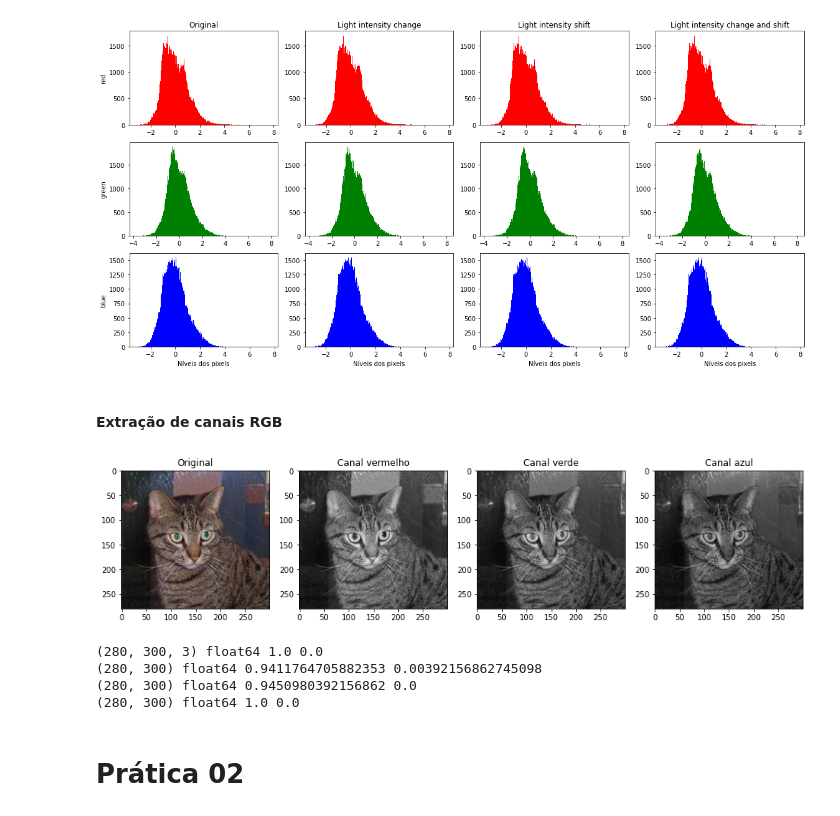
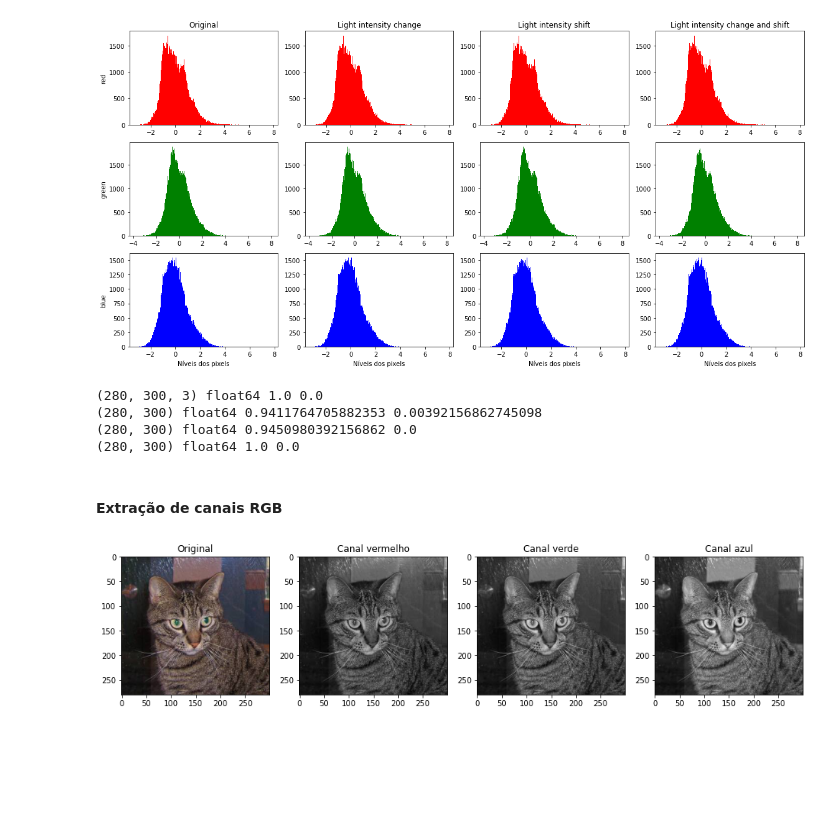
Before and after one commit to LaisBastos/ComputacaoVisual, a Jupyter notebook: Pratica01.ipynb, the cells around one changed output. Drawn from its saved outputs; the diff is of its cells as text; code cells hidden in the pictures; blank space fills up the shorter version.

```diff
--- a/Praticas.ipynb
+++ b/Pratica01.ipynb
@@ -702,41 +695,39 @@ plt.tight_layout()
 plt.show()
 # %% [output]
 [figure]
+# %%
+print(img.shape, img.dtype, img.max(), img.min())
+print(red_channel.shape, red_channel.dtype, red_channel.max(), red_channel.min())
+print(green_channel.shape, green_channel.dtype, green_channel.max(), green_channel.min())
+print(blue_channel.shape, blue_channel.dtype, blue_channel.max(), blue_channel.min())
+# %% [output]
+(280, 300, 3) float64 1.0 0.0
+(280, 300) float64 0.9411764705882353 0.00392156862745098
+(280, 300) float64 0.9450980392156862 0.0
+(280, 300) float64 1.0 0.0
 # %% [markdown]
 #### Extração de canais RGB
 # %%
 Original = imread("Pets_Dataset/train/cats/cat.1.jpg")
 Original = img_as_float(Original)
 img = Original
 # Canais de cor RGB
-red_channel = img[:, :, 0]
+red_channel = img[:, :, 2]
 green_channel = img[:, :, 1]
-blue_channel = img[:, :, 2]
+blue_channel = img[:, :, 0]
 
 fig, (ax0, ax1, ax2, ax3) = plt.subplots(ncols=4, figsize=(16, 8))
 
 ax0.imshow(Original, cmap = plt.cm.gray)
 ax0.set_title('Original')
 ax1.imshow(red_channel, cmap = plt.cm.gray)
 ax1.set_title('Canal vermelho')
 ax2.imshow(green_channel, cmap = plt.cm.gray)
 ax2.set_title('Canal verde')
 ax3.imshow(blue_channel, cmap = plt.cm.gray)
 ax3.set_title('Canal azul')
 
 #plt.savefig('rgbgray.png', format='png')
 plt.show()
 # %% [output]
-[figure, old version]
+[figure, new version]
-# %%
-print(img.shape, img.dtype, img.max(), img.min())
-print(red_channel.shape, red_channel.dtype, red_channel.max(), red_channel.min())
-print(green_channel.shape, green_channel.dtype, green_channel.max(), green_channel.min())
-print(blue_channel.shape, blue_channel.dtype, blue_channel.max(), blue_channel.min())
-# %% [output]
-(280, 300, 3) float64 1.0 0.0
-(280, 300) float64 0.9411764705882353 0.00392156862745098
-(280, 300) float64 0.9450980392156862 0.0
-(280, 300) float64 1.0 0.0
-# %% [markdown]
-# Prática 02
```
Also changed, not shown: parts of 124 cells of this notebook, 1 other file.
